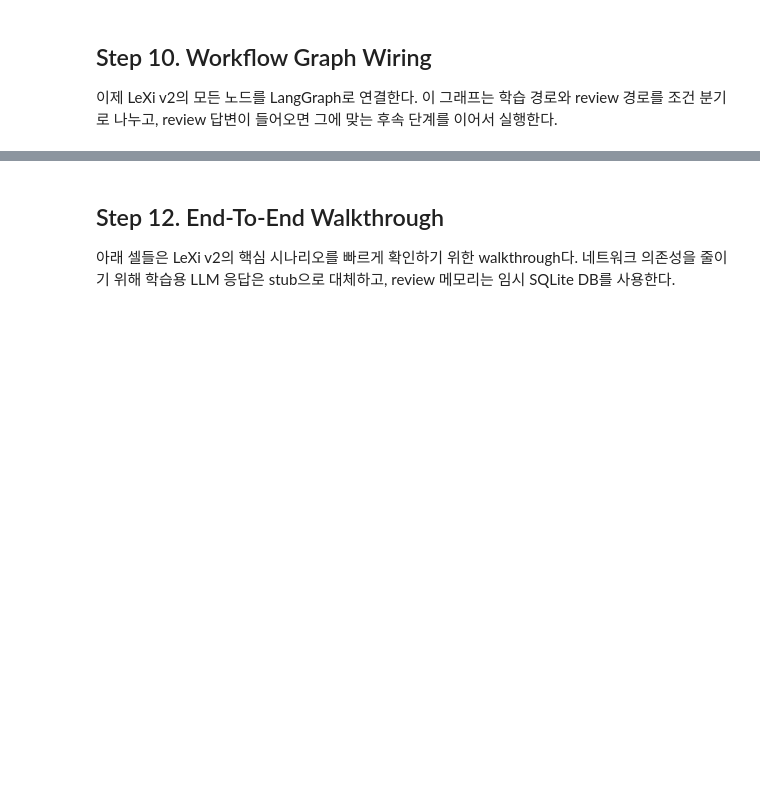
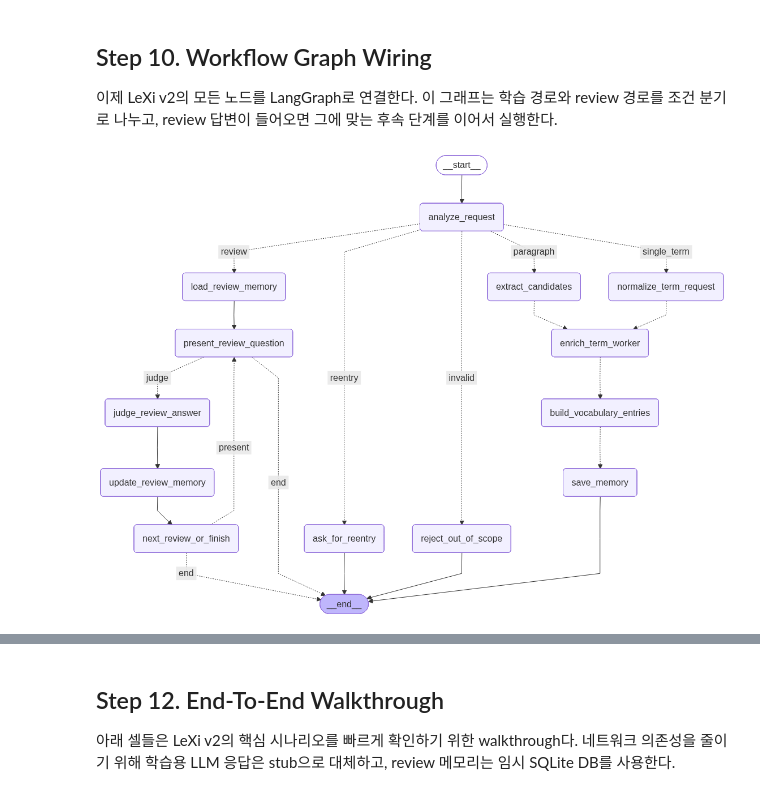
Before and after one commit to Yu-Jaeyoung/ai-agent-tutorial, a Jupyter notebook: challenge/12/main.ipynb, the cells around one changed output, grey strips where cells are left out. Cells and saved outputs as stored; diff of their text form; code cells hidden in the pictures; blank space fills up the shorter version.

```diff
--- a/challenge/12/main.ipynb
+++ b/challenge/12/main.ipynb
@@ -514,7 +574,7 @@ entry_llm = entry_llm_backup
 LeXi v2는 학습 카드와 복습 결과를 SQLite에 저장한다.
 이 단계에서는 메모리 스키마를 만들고, `save_memory` node가 학습 카드를 저장하도록 구현한다.
 # %%
-MEMORY_DB_PATH = Path.cwd() / "challenge/12/lexi_memory.db"
+MEMORY_DB_PATH = Path.cwd() / "lexi_memory.db"
 
 
 def initialize_memory_db(db_path: Path = MEMORY_DB_PATH) -> None:
@@ -1126,10 +1253,26 @@ def route_after_next_review(state: LearningState) -> str:
 
 graph_builder = StateGraph(LearningState)
 graph_builder.add_node("analyze_request", analyze_request)
-graph_builder.add_node("extract_candidates", extract_candidates)
-graph_builder.add_node("normalize_term_request", normalize_term_request)
-graph_builder.add_node("enrich_term_worker", enrich_term_worker)
-graph_builder.add_node("build_vocabulary_entries", build_vocabulary_entries)
+graph_builder.add_node(
+    "extract_candidates",
+    extract_candidates,
+    destinations=("enrich_term_worker",),
+)
+graph_builder.add_node(
+    "normalize_term_request",
+    normalize_term_request,
+    destinations=("enrich_term_worker",),
+)
+graph_builder.add_node(
+    "enrich_term_worker",
+    enrich_term_worker,
+    destinations=("build_vocabulary_entries",),
+)
+graph_builder.add_node(
+    "build_vocabulary_entries",
+    build_vocabulary_entries,
+    destinations=("save_memory",),
+)
 graph_builder.add_node("save_memory", save_memory)
 graph_builder.add_node("load_review_memory", load_review_memory)
 graph_builder.add_node("present_review_question", present_review_question)
@@ -1153,33 +1296,35 @@ graph_builder.add_conditional_edges(
 )
 graph_builder.add_conditional_edges("extract_candidates", dispatch_term_enrichment)
 graph_builder.add_conditional_edges("normalize_term_request", dispatch_term_enrichment)
 graph_builder.add_edge("enrich_term_worker", "build_vocabulary_entries")
 graph_builder.add_edge("build_vocabulary_entries", "save_memory")
 graph_builder.add_edge("save_memory", END)
 graph_builder.add_edge("load_review_memory", "present_review_question")
 graph_builder.add_conditional_edges(
     "present_review_question",
     route_after_review_question,
     {
         "judge": "judge_review_answer",
         "end": END,
     },
 )
 graph_builder.add_edge("judge_review_answer", "update_review_memory")
 graph_builder.add_edge("update_review_memory", "next_review_or_finish")
 graph_builder.add_conditional_edges(
     "next_review_or_finish",
     route_after_next_review,
     {
         "present": "present_review_question",
         "end": END,
     },
 )
 graph_builder.add_edge("ask_for_reentry", END)
 graph_builder.add_edge("reject_out_of_scope", END)
 
 lexi_graph = graph_builder.compile()
 lexi_graph
+# %% [output]
+[figure, added]
 # %%
 class FakeCandidateLLMGraph:
     def invoke(self, prompt: str) -> CandidateWords:
```
Also changed, not shown: parts of 13 cells of this notebook, 1 other file.
